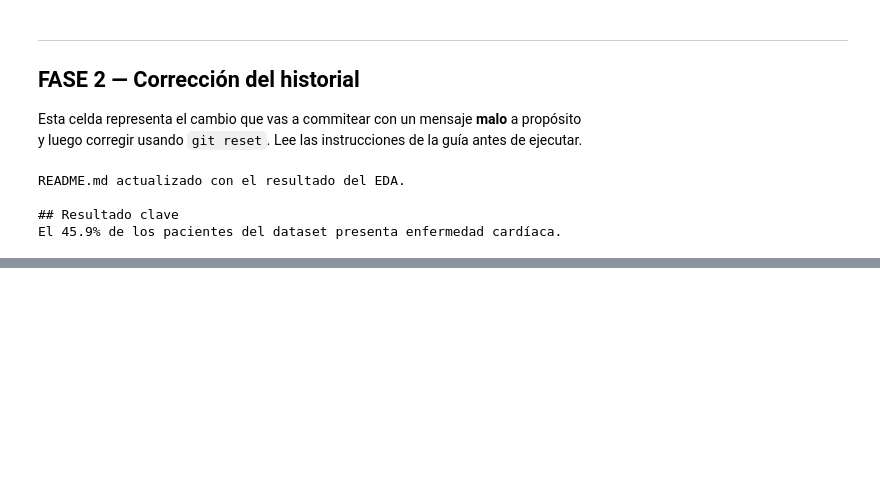
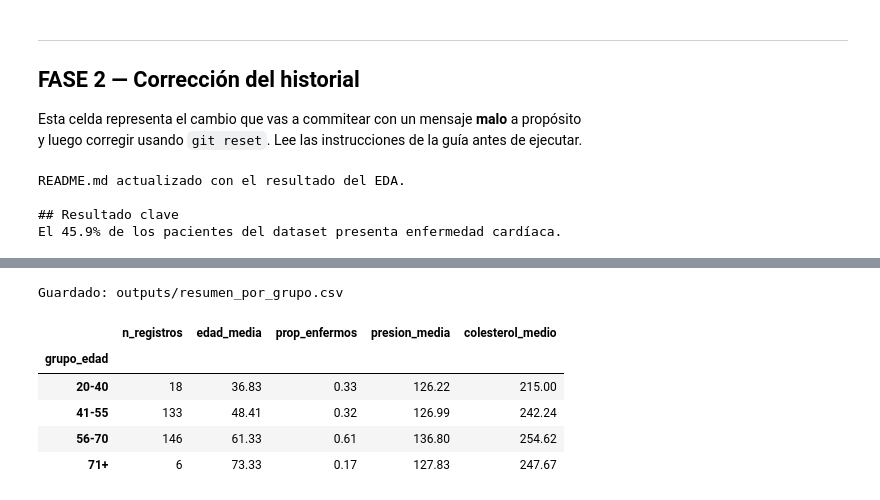
Before and after one commit to bernabe-ortega-tenezaca/proyecto_cardio, a Jupyter notebook: main.ipynb, the cells around one changed output, grey strips where cells are left out. Drawn from its saved outputs; the diff is of its cells as text; code cells hidden in the pictures; blank space fills up the shorter version.

Commit message:
feat: agregar resumen estadistico por grupo de edad

```diff
--- a/main.ipynb
+++ b/main.ipynb
@@ -305,0 +312,12 @@ El 45.9% de los pacientes del dataset presenta enfermedad cardíaca.
+# %%
+df = pd.read_csv("data/heart_limpio.csv")
+
+# Crear grupos de edad
+bins   = [20, 40, 55, 70, 90]
+labels = ["20-40", "41-55", "56-70", "71+"]
+df["grupo_edad"] = pd.cut(df["age"], bins=bins,
+                           labels=labels, right=True)
+
+print("=" * 55)
+print("RESUMEN ESTADÍSTICO POR GRUPO DE EDAD")
+print("=" * 55)
@@ -305,0 +364,21 @@ El 45.9% de los pacientes del dataset presenta enfermedad cardíaca.
+# %%
+# Guardar resumen completo
+resumen = df.groupby("grupo_edad", observed=True).agg(
+    n_registros      = ("age",        "count"),
+    edad_media       = ("age",        "mean"),
+    prop_enfermos    = ("enfermedad", "mean"),
+    presion_media    = ("trestbps",   "mean"),
+    colesterol_medio = ("chol",       "mean")
+).round(2)
+
+resumen.to_csv("outputs/resumen_por_grupo.csv")
+print("Guardado: outputs/resumen_por_grupo.csv")
+resumen
+# %% [output]
+Guardado: outputs/resumen_por_grupo.csv
+|  | n_registros | edad_media | prop_enfermos | presion_media | colesterol_medio |
+| grupo_edad |  |  |  |  |  |
+| 20-40 | 18 | 36.83 | 0.33 | 126.22 | 215.00 |
+| 41-55 | 133 | 48.41 | 0.32 | 126.99 | 242.24 |
+| 56-70 | 146 | 61.33 | 0.61 | 136.80 | 254.62 |
+| 71+ | 6 | 73.33 | 0.17 | 127.83 | 247.67 |
```
Also changed, not shown: parts of 4 cells of this notebook.
